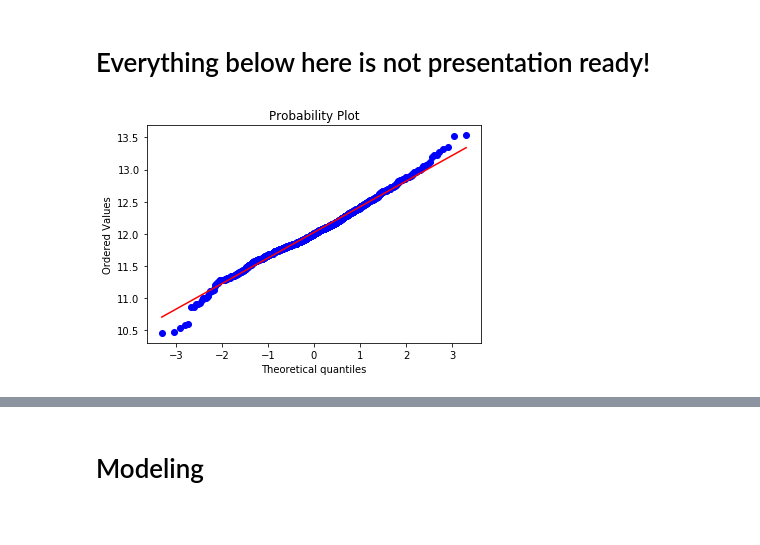
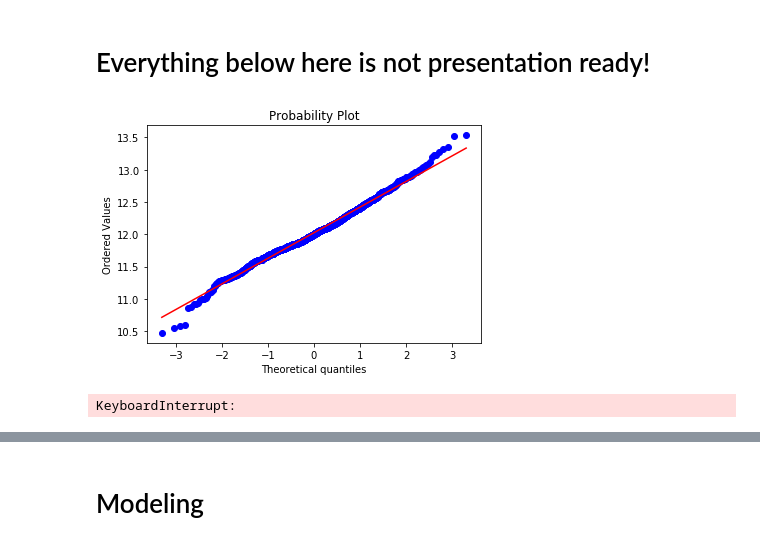
Before and after one commit to deanjgoldman/housing-ml, a Jupyter notebook: Housing_Models.ipynb, the cells around one changed output, grey strips where cells are left out. Saved outputs shown, nothing was run; the diff lists cells and outputs as text; code cells hidden in the pictures.

```diff
--- a/Housing_Models.ipynb
+++ b/Housing_Models.ipynb
@@ -130,27 +113,23 @@ The mode values seem like good guesses for NA values, considering the mode is th
 to_None = [
     "Alley","BsmtCond", "BsmtExposure",
     "MiscFeature", "PoolQC","Fence",
-    "FireplaceQu", "BsmtQual"]
-data[to_None].fillna("None", inplace=True)
+    "FireplaceQu", "BsmtQual",
+    "BsmtFinType1", "BsmtFinType2",
+    "GarageType", "GarageFinish",
+    "GarageCond", "GarageQual",
+    "MasVnrType"
+]
+data[to_None] = data[to_None].fillna("None", axis=1)
 
 to_0 = [
     "MasVnrArea", "GarageYrBlt", "GarageArea",
-    "GarageCars"]
-data[to_0].fillna(0, inplace=True)
+    "GarageCars", "BsmtFinSF1", "BsmtFinSF2"
+]
+data[to_0] = data[to_0].fillna(0, axis=1)
 
 # Convert certain na's to their node values
 for col in to_mode:
     data[col] = data[col].fillna(data[col].mode()[0])
-
-# Some of the features are numerical, but their real value
-#is in their distinctness from each other- so we can
-#convert these features to "categorical".
-to_category = [
-    "MSSubClass", "OverallCond", "YrSold",
-    "MoSold", "OverallQual"
-]
-for col in to_category:
-    data[col] = data[col].astype("str")
 
 # Missing GarageYrBlt will have the same year the house was built
 data['GarageYrBlt'].fillna(data['YearBuilt'], inplace=True)
@@ -186,3 +168,14 @@ data = data.drop(data[(data['1stFlrSF'] > 4000) & (data['SalePrice'] < 200000)].
+# %%
+ to_category = [
+    "Id", "MSSubClass", "OverallCond",
+    "YrSold", "MoSold", "OverallQual",
+    "YearBuilt", "YearRemodAdd", "GarageYrBlt",
+     "GarageCars", "Fireplaces", "FullBath",
+     "HalfBath", "TotRmsAbvGrd", "BsmtFullBath",
+     "BsmtHalfBath"
+]
+for col in to_category:
+    data[col] = data[col].astype("str")
 # %% [markdown]
 We can check for skewed distributions, and normalize them.
 # %%
@@ -209,5 +205,5 @@ sns.distplot(after_skew, ax=axs[1], axlabel="After Skew")
 # %% [markdown]
 # Dummy Variables and Feature Selection
 # %%
-y = train["SalePrice"]
+y = data["SalePrice"].dropna()
 # %%
@@ -265,10 +263,10 @@ plot_corrgraphs(neg, pos)
 # plt.scatter(train_dummies["GrLivArea"], train_dummies["SalePrice"])
 # %%
 fig = plt.figure()
-res = stats.probplot(train_dummies['SalePrice'], plot=plt)
+res = stats.probplot(y, plot=plt)
 plt.show()
 # %% [output]
-[figure, old version]
+[figure, new version]
 # %%
 y = train_dummies["SalePrice"]
 train_dummies_id = train_dummies["Id"]
@@ -280,7 +278,10 @@ def vif_filter(df):
     vif["VIF Factor"] = [variance_inflation_factor(df.values, i) for i in range(df.shape[1])]
     vif["Features"] = df.columns
     return vif
-vif = vif_filter(train_dummies)
+vif = vif_filter(data)
+vif
+# %% [output]
+KeyboardInterrupt:
 # %%
 # df = train_dummies[vif[vif["VIF Factor"] < 10]["features"]]
 # vif
```
Also changed, not shown: parts of 23 cells of this notebook.
